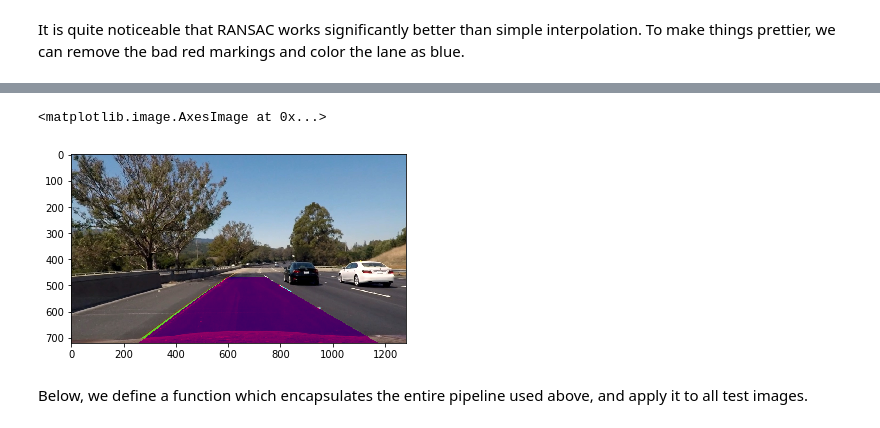
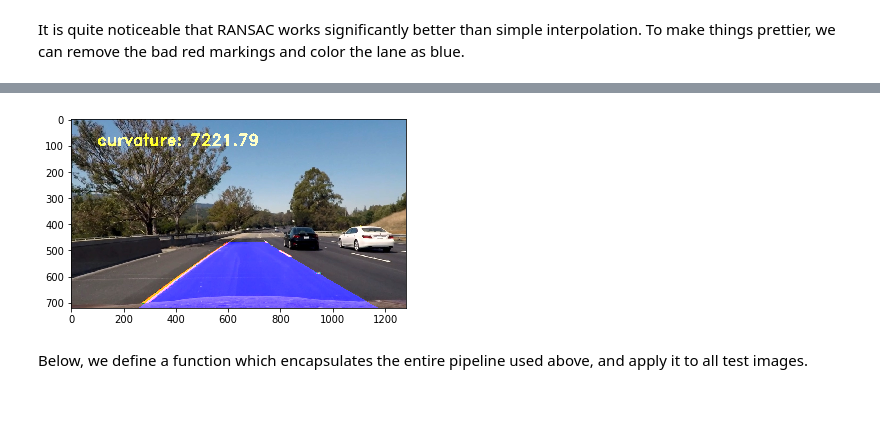
Before and after one commit to joaospinto/CarND-Advanced-Lane-Lines, a Jupyter notebook: Advanced Lane Lines (JSP).ipynb, the cells around one changed output, grey strips where cells are left out. Drawn from its saved outputs; the diff is of its cells as text; code cells hidden in the pictures.

Commit message:
More work on report; adding curvature on image.

```diff
--- a/Advanced Lane Lines (JSP).ipynb
+++ b/Advanced Lane Lines (JSP).ipynb
@@ -413,7 +413,21 @@ def GetNiceOverlay(top_view):
     out = np.zeros([height, width, 3], dtype=np.uint8)
     out[:,:,0] = np.uint8(np.round(255*filtered_marks))
     out[:,:,2] = np.uint8(np.round(255*lane))
-    return out
+    y_eval = 0.70*dy
+    left_estimate = ((1 + (2*p_left.c[0]*y_eval + p_left.c[1])**2)**1.5) / np.absolute(2*p_left.c[0])
+    right_estimate = ((1 + (2*p_right.c[0]*y_eval + p_right.c[1])**2)**1.5) / np.absolute(2*p_right.c[0])
+    curvature = 0.5 * (left_estimate + right_estimate)
+    texted_image = cv2.putText(
+        img=RevertBirdsEye(out),
+        text="curvature: {:.2f}".format(curvature),
+        org=(100,100),
+        fontFace=2,
+        fontScale=2,
+        color=(255,255,0),
+        thickness=5
+    )
+    return texted_image
 
-ransac_color = GetNiceOverlay(birds_eye)
-plt.imsave("report_imgs/ransac_color.jpg", ransac_color)
+reverse_projected_overlay = GetNiceOverlay(birds_eye)
+plt.imsave("report_imgs/reversed_ransac_color.jpg", reverse_projected_overlay)
+plt.imshow(reverse_projected_overlay)
@@ -420,3 +436,0 @@ plt.imsave("report_imgs/ransac_color.jpg", ransac_color)
-# %%
-reverse_projected_overlay = RevertBirdsEye(GetNiceOverlay(birds_eye))
-plt.imshow(reverse_projected_overlay)
@@ -426,15 +437,11 @@ plt.imshow(reverse_projected_overlay)
 # %%
 def MergeOriginalAndOverlay(original, overlay):
     mixed = np.copy(original)
-    r = mixed[:,:,0]
-    g = mixed[:,:,1]
-    b = mixed[:,:,2]
-    r[np.where(overlay[:,:,0] > 0)] = 100
-    g[np.where(overlay[:,:,2] > 0)] = 0
-    b[np.where(overlay[:,:,2] > 0)] = 100
+    mixed[np.where(overlay > 0)] = overlay[np.where(overlay > 0)]
     return mixed
 
-plt.imshow(MergeOriginalAndOverlay(undistorted_img, reverse_projected_overlay))
+merged = MergeOriginalAndOverlay(undistorted_img, reverse_projected_overlay)
+plt.imshow(merged)
+plt.imsave("report_imgs/merged.jpg", merged)
 # %% [output]
-<matplotlib.image.AxesImage at 0x...>
-[figure, old version]
+[figure, new version]
```
Also changed, not shown: parts of 4 cells of this notebook, 4 other files.
